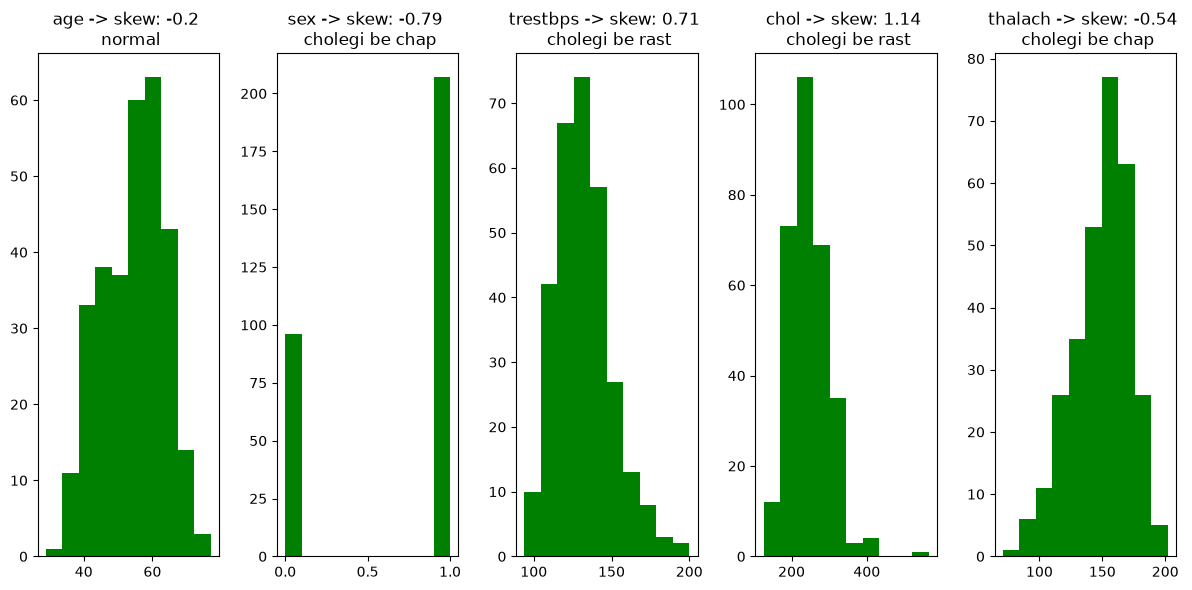
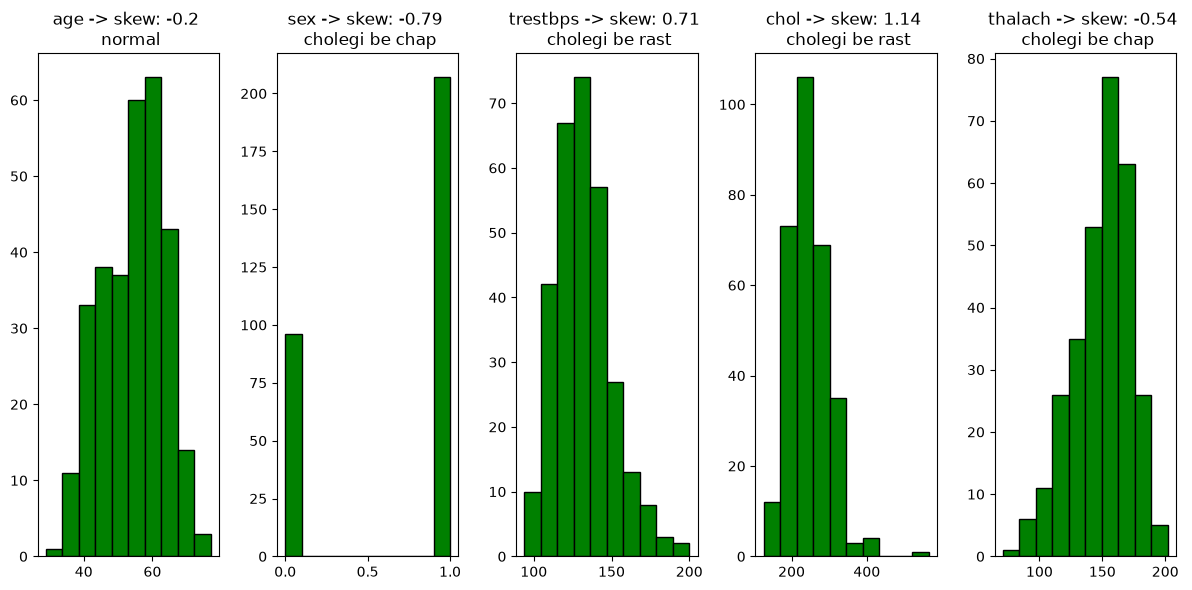
Unified diff of the notebook cell whose output changed from the first chart to the second:
--- before
+++ after
@@ -2,5 +2,5 @@
 fig , ax = plt.subplots(nrows = 1 , ncols = 5 , figsize=(12,6))
 for index , col in enumerate(lst):
-    ax[index].hist(col,color="green")
+    ax[index].hist(col,color="green",edgecolor="black")
     cholegi = col.skew().round(2)
     if cholegi > 0.5:

Commit: Add files via upload